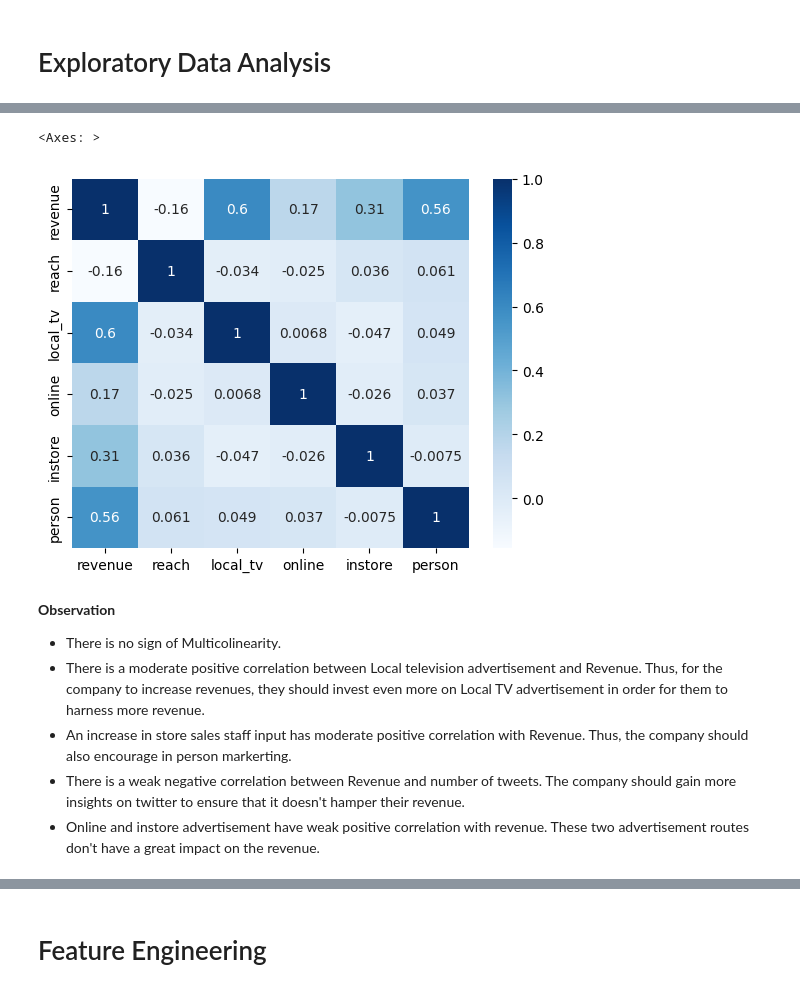
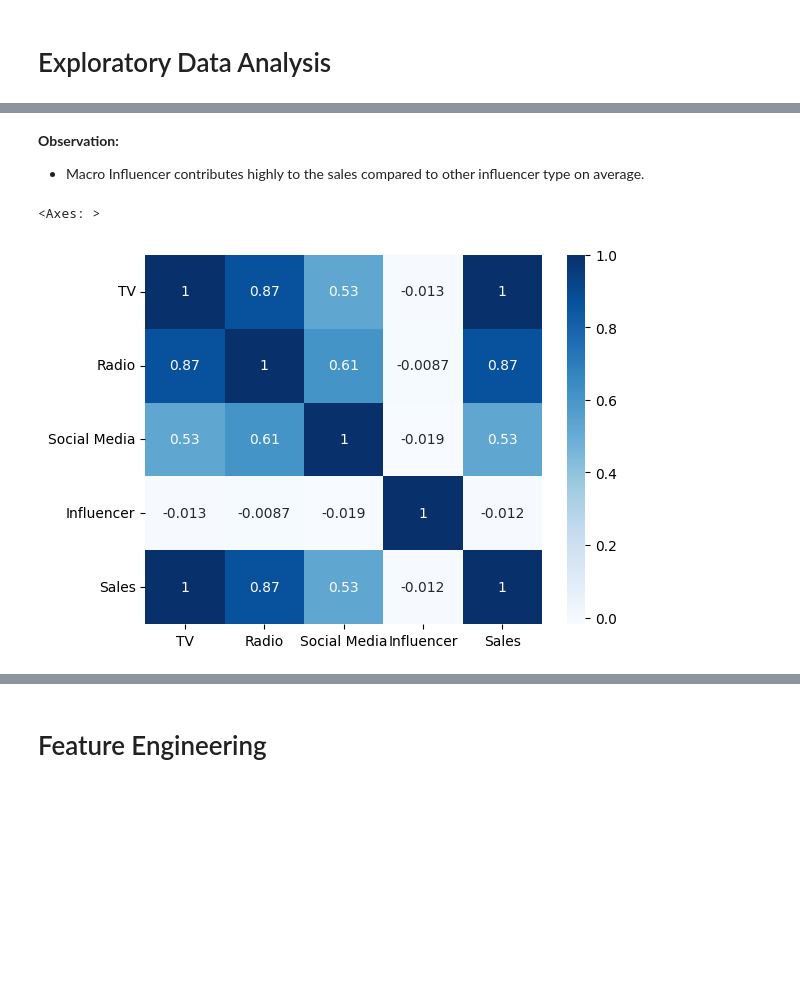
Before and after one commit to Tshifhumulo10/Martketing-Analysis-and-Revenue-Prediction, a Jupyter notebook: Martketing_Analysis_and_Revenue_Prediction.ipynb, the cells around one changed output, grey strips where cells are left out. Drawn from its saved outputs; the diff is of its cells as text; code cells hidden in the pictures; blank space fills up the shorter version.

Commit message:
Sales Revenue budget

```diff
--- a/Martketing_Analysis_and_Revenue_Prediction.ipynb
+++ b/Martketing_Analysis_and_Revenue_Prediction.ipynb
@@ -30,6 +32,6 @@ from sklearn.svm import SVR
 # %% [markdown]
 # IMPORTING DATA
 # %%
-df=pd.read_csv('Project Dataset.csv')
+df=pd.read_csv('train.csv')
 df.head()
 # %% [output]
@@ -90,4 +76,0 @@ dtype: int64
-# %%
-#Dropping unnammed: o column
-df.drop('Unnamed: 0', axis=1, inplace=True)
-df
@@ -180,13 +137,16 @@ plt.show()
+# %% [markdown]
+**Observation:**
+
+- Macro Influencer contributes highly to the sales compared to other influencer type on average.
+# %%
+#Building an encoder
+encoder=OrdinalEncoder()
+#Applying an encoder to the data
+df[['Influencer']]=encoder.fit_transform(df[['Influencer']])
+Df=df
 # %%
 #Heatmap of the numeric values
-sns.heatmap((df.drop('event', axis=1)).corr(),cmap="Blues", annot=True)
+sns.heatmap((df).corr(),cmap="Blues", annot=True)
 # %% [output]
 <Axes: >
-[figure, old version]
+[figure, new version]
-# %% [markdown]
-**Observation**
-- There is no sign of Multicolinearity.
-- There is a moderate positive correlation between  Local television advertisement and Revenue. Thus, for the company to increase revenues, they should invest even more on Local TV advertisement in order for them to harness more revenue.
-- An increase in store sales staff input has moderate positive correlation with Revenue. Thus, the company should also encourage in person markerting.
-- There is a weak negative correlation between Revenue and number of tweets. The company should gain more insights on twitter to ensure that it doesn't hamper their revenue.
-- Online and instore advertisement have weak positive correlation with revenue. These two advertisement routes don't have a great impact on the revenue.
```
Also changed, not shown: parts of 56 cells of this notebook, 2 other files.
